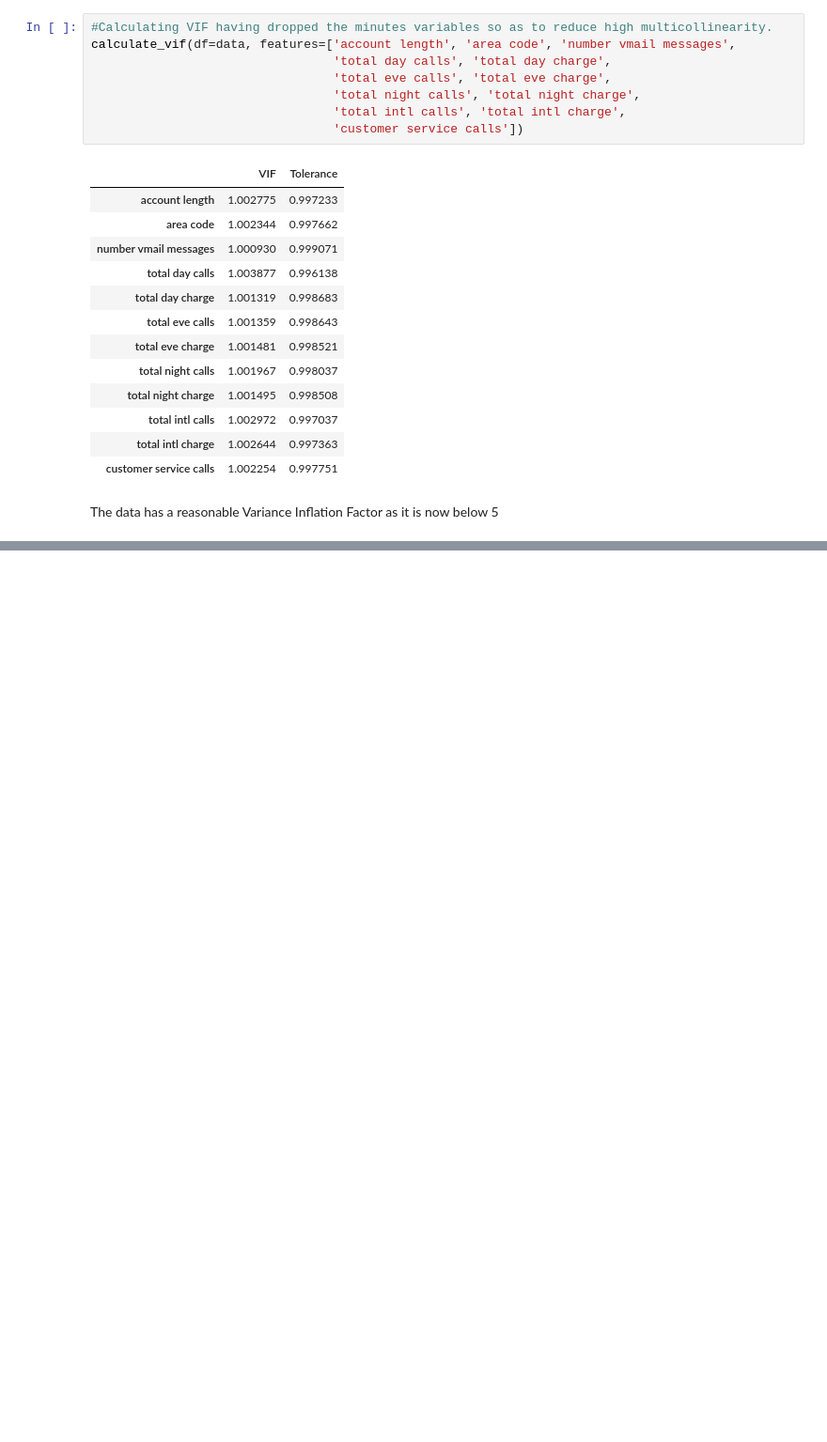
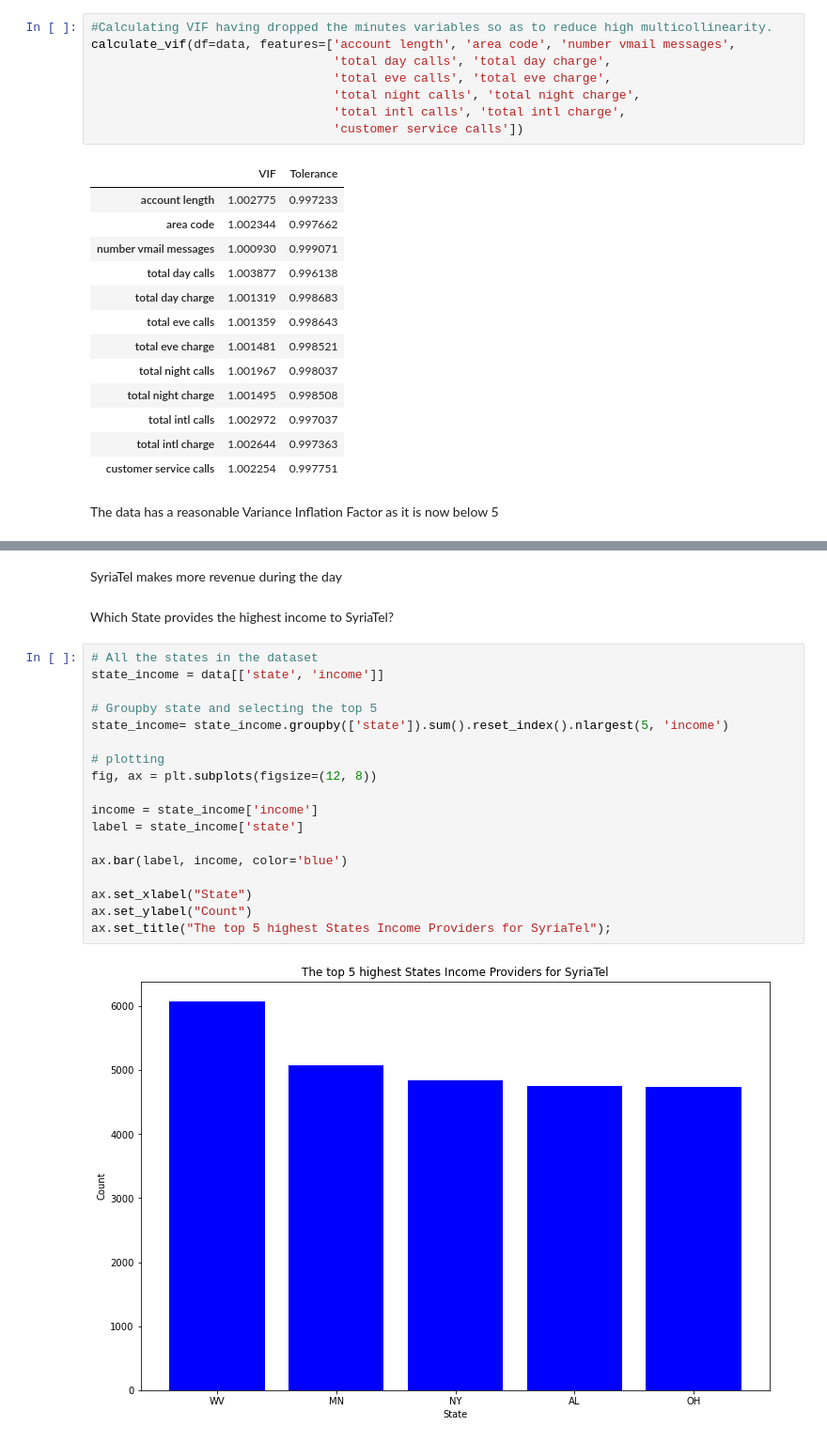
Before and after one commit to KeruboJ/SyriaTel-Customer-Churn-project, a Jupyter notebook: ipynb.ipynb, the cells around one changed output, grey strips where cells are left out. Shown at 94% size. Cells and saved outputs as stored; diff of their text form; blank space fills up the shorter version.

```diff
--- a/ipynb.ipynb
+++ b/ipynb.ipynb
@@ -263,0 +318,24 @@ The data has a reasonable Variance Inflation Factor as it is now below 5
+# %% [markdown]
+ SyriaTel makes more revenue during the day
+# %% [markdown]
+Which State provides the highest income to SyriaTel?
+# %%
+# All the states in the dataset
+state_income = data[['state', 'income']]
+
+# Groupby state and selecting the top 5
+state_income= state_income.groupby(['state']).sum().reset_index().nlargest(5, 'income')
+
+# plotting
+fig, ax = plt.subplots(figsize=(12, 8))
+
+income = state_income['income']
+label = state_income['state']
+
+ax.bar(label, income, color='blue')
+
+ax.set_xlabel("State")
+ax.set_ylabel("Count")
+ax.set_title("The top 5 highest States Income Providers for SyriaTel");
+# %% [output]
+[figure, added]
```
Also changed, not shown: parts of 11 cells of this notebook.
